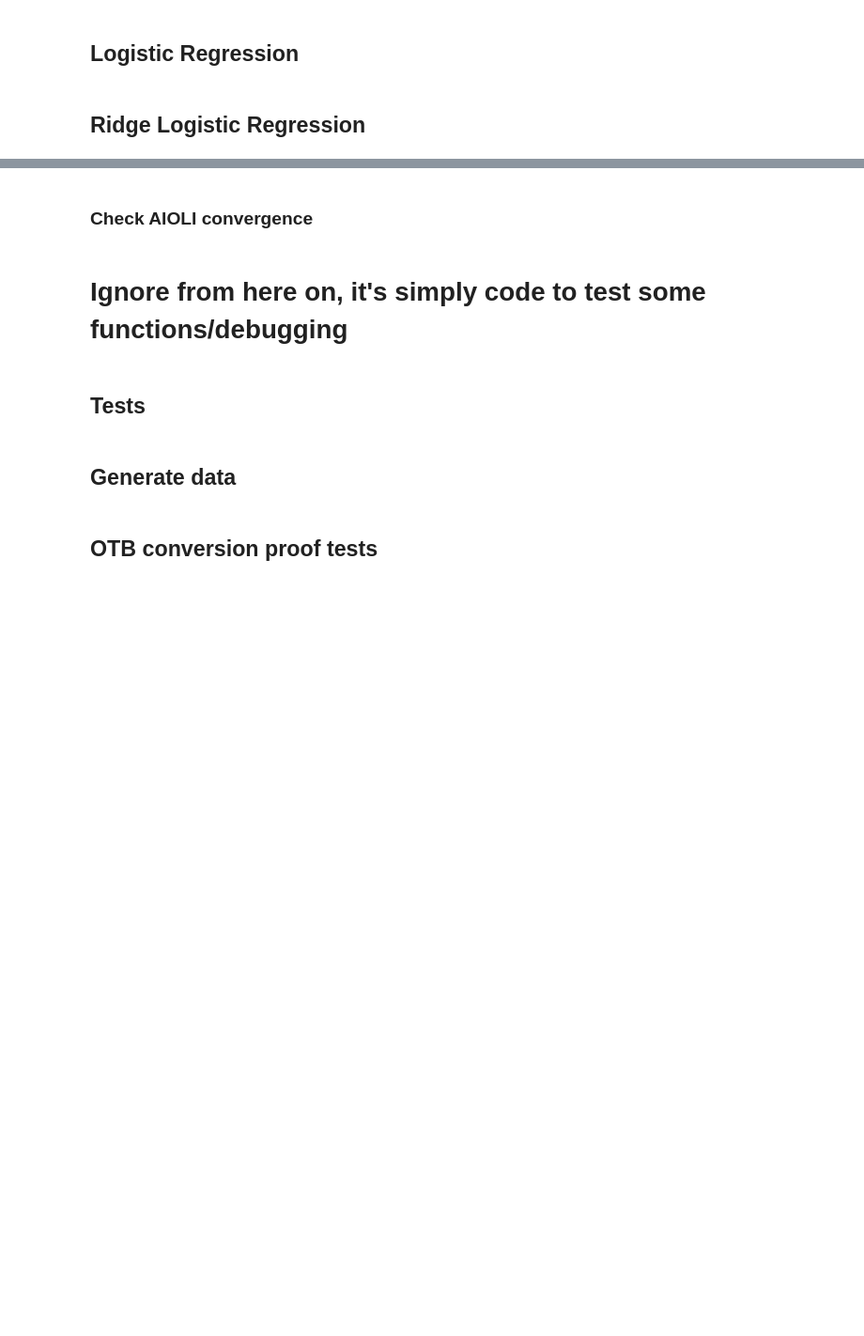
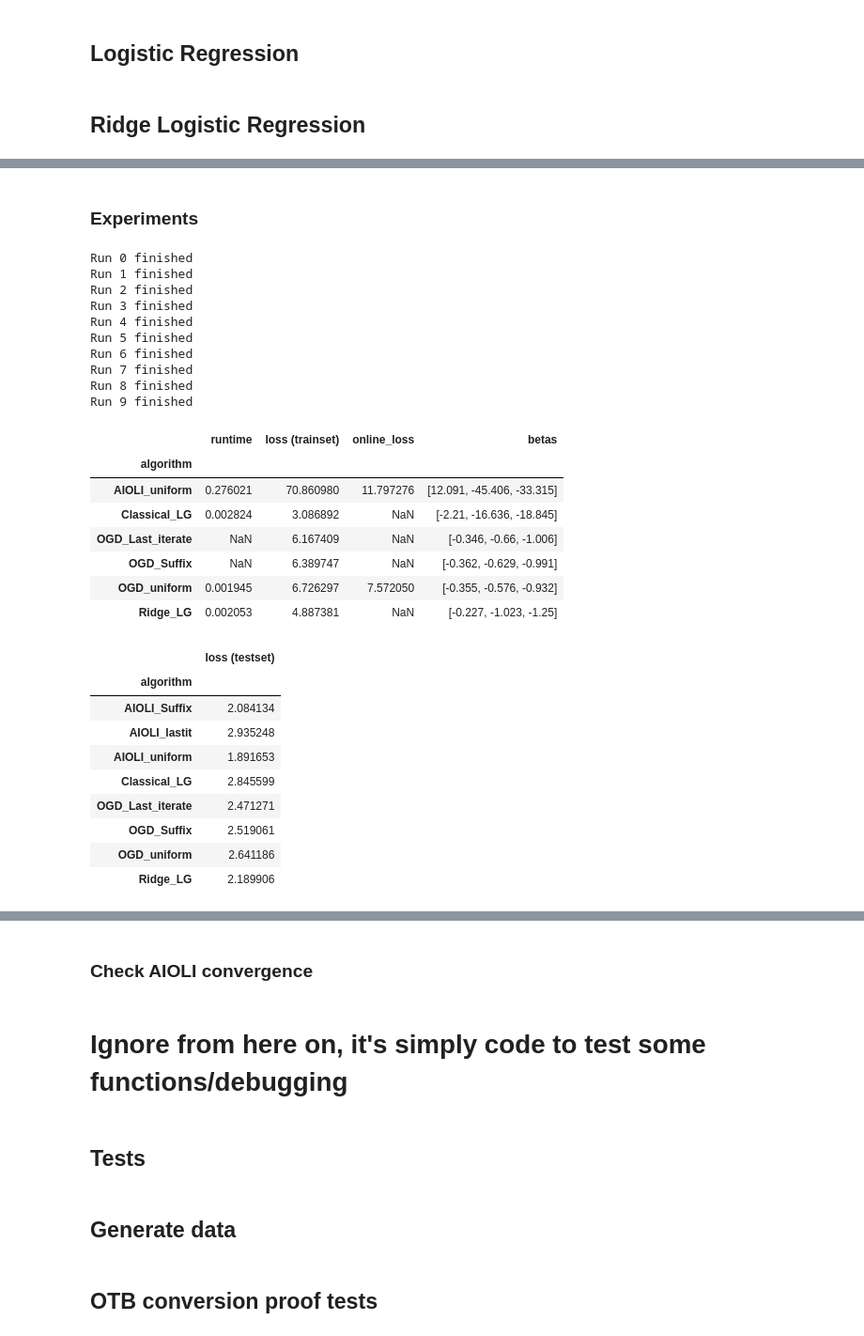
Before and after one commit to mcanela1/Thesis_Online-to-batch_Logistic-Regression, a Jupyter notebook: Algorithms.ipynb, the cells around one changed output, grey strips where cells are left out. Shown at 94% size. Cells and saved outputs as stored; diff of their text form; code cells hidden in the pictures; blank space fills up the shorter version.

```diff
--- a/Algorithms.ipynb
+++ b/Algorithms.ipynb
@@ -243,11 +245,10 @@ class AIOLI:
         print(self.etas_gradients)
 
     def new_point_loss(self,X,Y, OTB_method):
-        loss_new = np.zeros(self.train_size)
         convergence_new = 0
         beta_hat = np.zeros((self.train_size,self.d))
         first_sum  = np.zeros(self.d)
-        etas_gradients = np.zeros((d,d))
+        etas_gradients = np.zeros((self.d,self.d))
         for t in range(self.train_size):
             # Minimize using data up until t-1
             result = minimize(self.parameter_function_AIOLI, self.x0, method = "l-bfgs-b", args=(X, self.reg_lambda,first_sum, etas_gradients))
@@ -580,9 +639,12 @@ class SimulationConfig:
     runs: int = 5
     n: int = 200
     d: int = 3
-    betas: list = field(default_factory=lambda: [3, 0.1, 5]) # This is to create a new list every time.
-    x_means: list = field(default_factory=lambda: [2,-1,4])
+    betas: list = field(default_factory=lambda: [2,0.1,-4.2]) # This is to create a new list every time.
+    x_means: list = field(default_factory=lambda: [2,2,1])
+    # These values of betas and x_means guarantee a P(Y=1) = 0.5, hence balanced classes.
     B: int = 40
     X: int = 10
     test_ratio: float = 0.3
     minimize_method: str = "l-bfgs-b"
+    sinusoidal: bool = False
+    quadratic: bool = False
@@ -597,6 +661,8 @@ def run_simulation(cfg: SimulationConfig):
     X = cfg.X
     test_ratio = cfg.test_ratio
     minimize_method = cfg.minimize_method
+    sinusoidal_bool = cfg.sinusoidal
+    quadratic_bool = cfg.quadratic
 
     results_all = []
     test_set_results = []
@@ -606,8 +672,8 @@ def run_simulation(cfg: SimulationConfig):
         test_size = round(n * test_ratio)
         train_size = n - test_size
 
-        x = generate_x(n, d, x_means)
-        y = generate_y(n, x, betas)
+        x = generate_x(n, d, means = x_means, seed = 40 + i)
+        y = generate_y(n, x, betas, seed = 40 + i, sinusoidal = sinusoidal_bool, quadratic = quadratic_bool)
 
         # Split train/test
         x_train, y_train, x_test, y_test = x[:train_size], y[:train_size], x[train_size:], y[train_size:]
@@ -694,6 +760,7 @@ def run_simulation(cfg: SimulationConfig):
 
         for name, metrics in algorithms_test.items():
             test_set_results.append({"algorithm": name, **metrics})
+        print(f"Run {i} finished")
 
     return {
         "final_results": pd.DataFrame(results_all),
@@ -770,0 +784,7 @@ summary_test
+# %%
+# Balanced
+bs_balanced = [2,0.1,-4.2]
+xs_balanced = [2,2,1]
+print(np.inner(bs_balanced,xs_balanced))
+print(sig(np.inner(bs_balanced,_balanced)))
+print((1/2)*np.sin(np.inner(xs_balanced,bs_balanced)) + 1/2)
@@ -770,0 +811,42 @@ summary_test
+# %% [markdown]
+### Experiments
+# %%
+well_specified = SimulationConfig(
+    runs = 10,
+    n = 100,
+    d = 3,
+    betas= bs_balanced,
+    x_means= xs_balanced
+)
+
+well_specified_result = run_simulation(well_specified)
+print_results(well_specified_result)
+# %% [output]
+Run 0 finished
+Run 1 finished
+Run 2 finished
+Run 3 finished
+Run 4 finished
+Run 5 finished
+Run 6 finished
+Run 7 finished
+Run 8 finished
+Run 9 finished
+|  | runtime | loss (trainset) | online_loss | betas |
+| algorithm |  |  |  |  |
+| AIOLI_uniform | 0.276021 | 70.860980 | 11.797276 | [12.091, -45.406, -33.315] |
+| Classical_LG | 0.002824 | 3.086892 | NaN | [-2.21, -16.636, -18.845] |
+| OGD_Last_iterate | NaN | 6.167409 | NaN | [-0.346, -0.66, -1.006] |
+| OGD_Suffix | NaN | 6.389747 | NaN | [-0.362, -0.629, -0.991] |
+| OGD_uniform | 0.001945 | 6.726297 | 7.572050 | [-0.355, -0.576, -0.932] |
+| Ridge_LG | 0.002053 | 4.887381 | NaN | [-0.227, -1.023, -1.25] |
+|  | loss (testset) |
+| algorithm |  |
+| AIOLI_Suffix | 2.084134 |
+| AIOLI_lastit | 2.935248 |
+| AIOLI_uniform | 1.891653 |
+| Classical_LG | 2.845599 |
+| OGD_Last_iterate | 2.471271 |
+| OGD_Suffix | 2.519061 |
+| OGD_uniform | 2.641186 |
+| Ridge_LG | 2.189906 |
```
Also changed, not shown: parts of 56 cells of this notebook.
